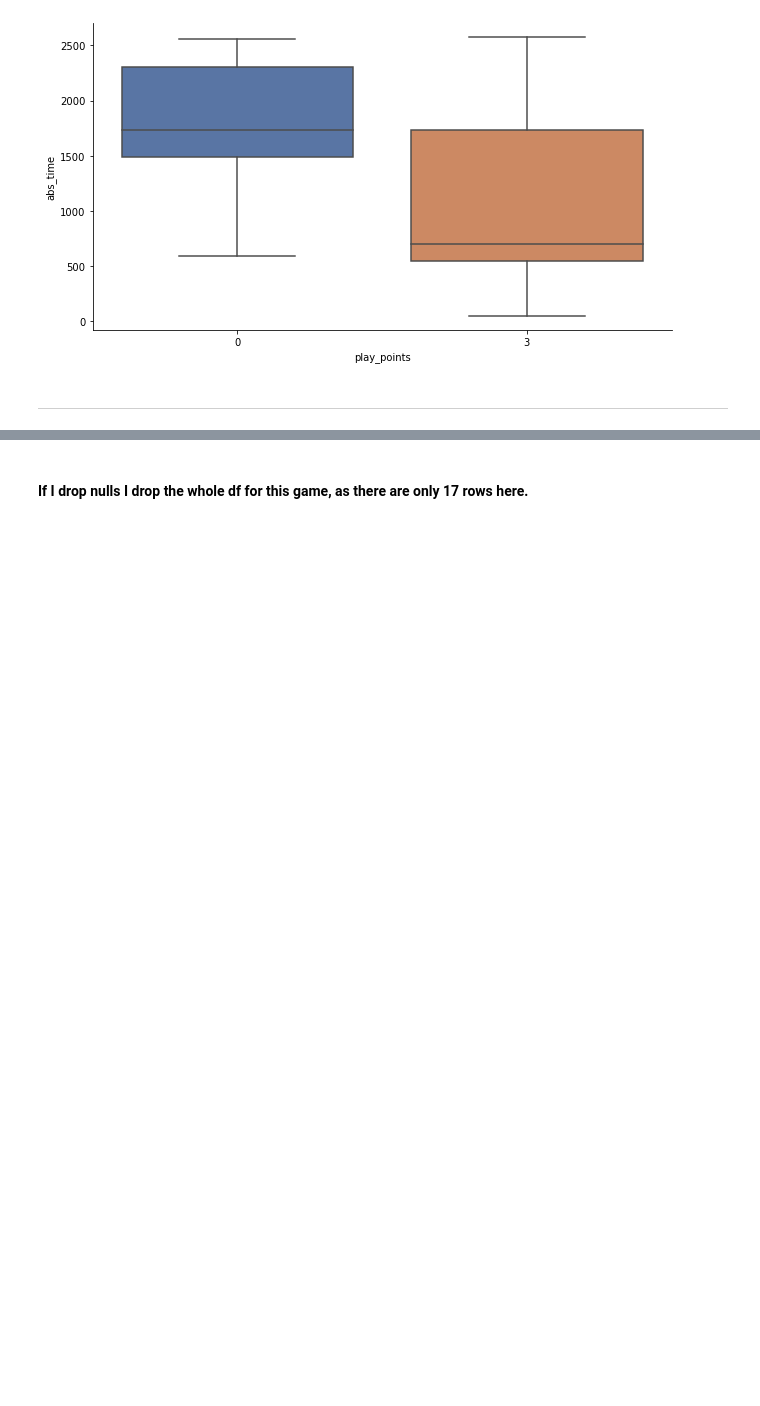
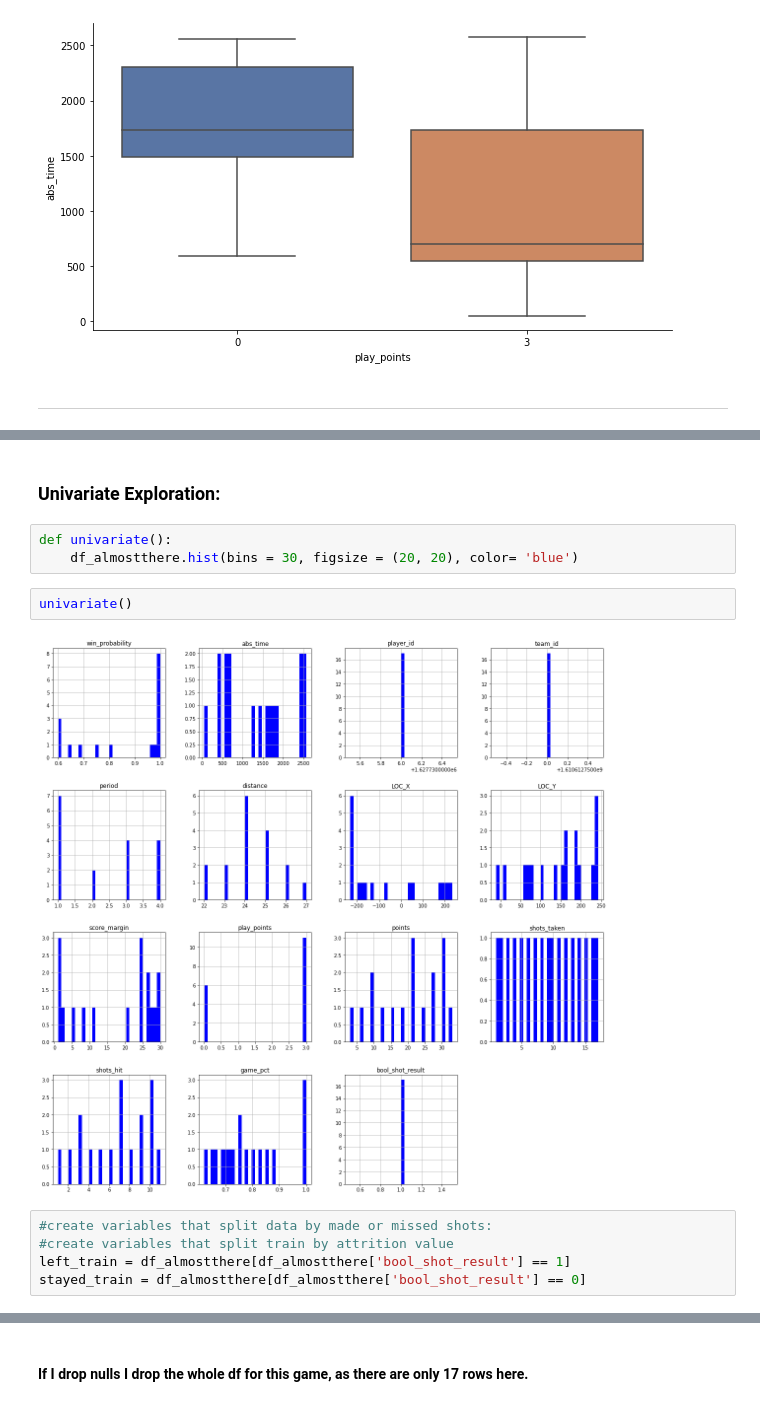
Before and after one commit to Eyring-Miller-Muriithi-capstone/shot-caller-for-ballers, a Jupyter notebook: Notebooks/Jen/Eyring-2021-22 Game df.ipynb, the cells around one changed output, grey strips where cells are left out. Saved outputs shown, nothing was run; the diff lists cells and outputs as text; blank space fills up the shorter version.

Commit message:
did some initial eda and univariates

```diff
--- a/Notebooks/Jen/Eyring-2021-22 Game df.ipynb
+++ b/Notebooks/Jen/Eyring-2021-22 Game df.ipynb
@@ -633,0 +655,14 @@ memory usage: 3.1+ KB
+# %% [markdown]
+### Univariate Exploration:
+# %%
+def univariate():
+    df_almostthere.hist(bins = 30, figsize = (20, 20), color= 'blue')
+# %%
+univariate()
+# %% [output]
+[figure, added]
+# %%
+#create variables that split data by made or missed shots:
+#create variables that split train by attrition value
+left_train = df_almostthere[df_almostthere['bool_shot_result'] == 1]
+stayed_train = df_almostthere[df_almostthere['bool_shot_result'] == 0]
```
Also changed, not shown: parts of 21 cells of this notebook, 3 other files.
